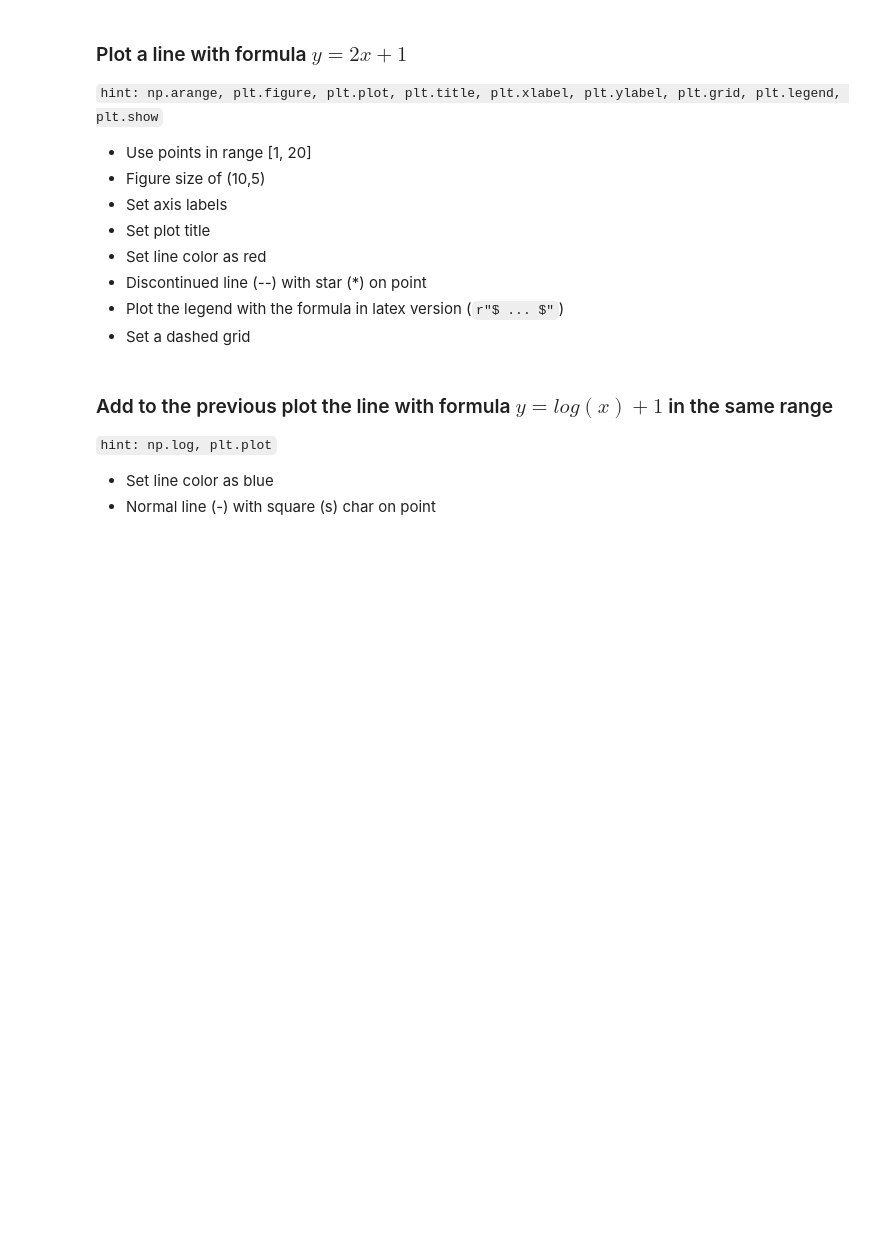
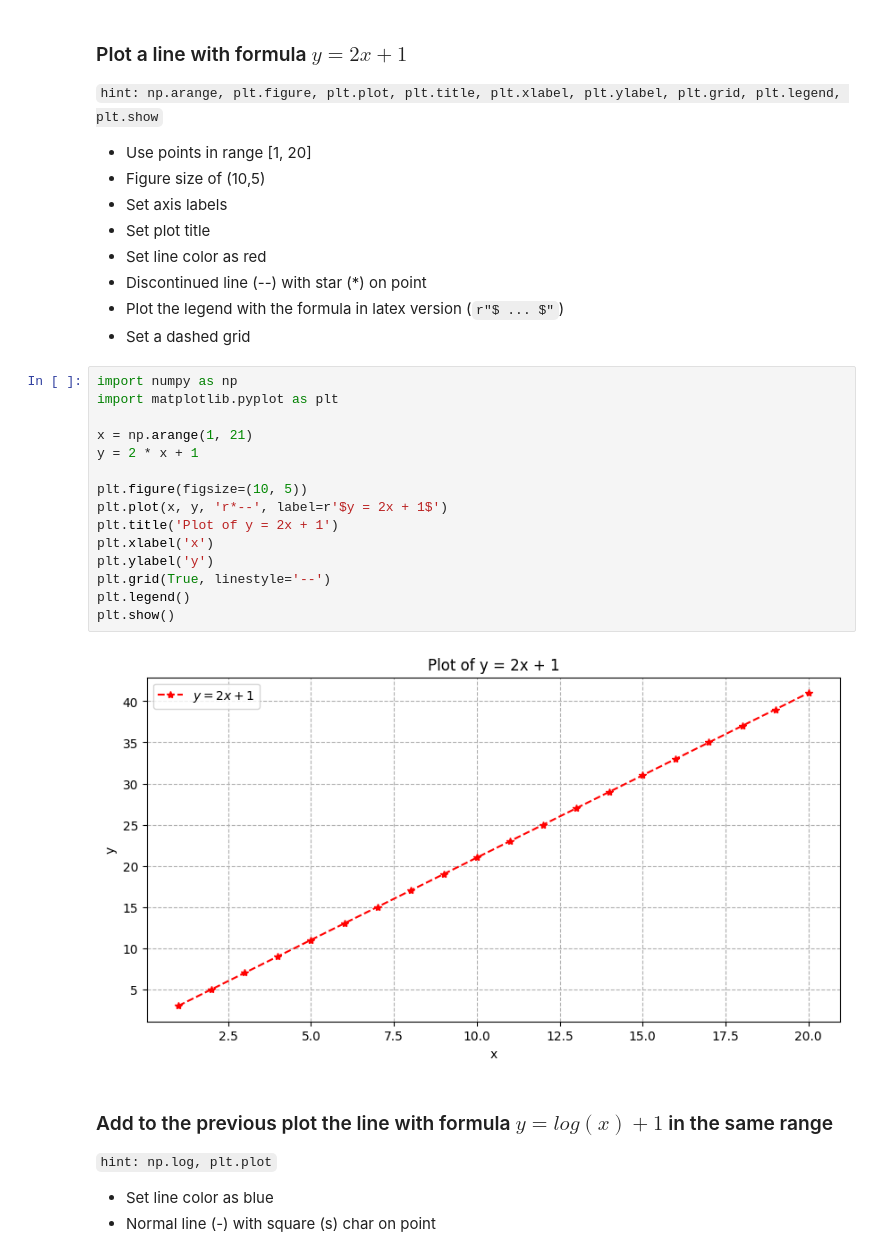
Before and after one commit to Ergys97/MLDM-Scripts, a Jupyter notebook: Python-Introduction/04-Matplotlib-Exercises.ipynb, the cells around one changed output. Saved outputs shown, nothing was run; the diff lists cells and outputs as text; blank space fills up the shorter version.

```diff
--- a/Python-Introduction/04-Matplotlib-Exercises.ipynb
+++ b/Python-Introduction/04-Matplotlib-Exercises.ipynb
@@ -20,6 +31,23 @@
 - Discontinued line (--) with star (\*) on point
 - Plot the legend with the formula in latex version (`r"$ ... $"`)
 - Set a dashed grid
+# %%
+import numpy as np
+import matplotlib.pyplot as plt
+
+x = np.arange(1, 21)
+y = 2 * x + 1
+
+plt.figure(figsize=(10, 5))
+plt.plot(x, y, 'r*--', label=r'$y = 2x + 1$')
+plt.title('Plot of y = 2x + 1')
+plt.xlabel('x')
+plt.ylabel('y')
+plt.grid(True, linestyle='--')
+plt.legend()
+plt.show()
+# %% [output]
+[figure, added]
 # %% [markdown]
 ### Add to the previous plot the line with formula $y = log(x) + 1$ in the same range
 `hint: np.log, plt.plot`
```
Also changed, not shown: parts of 16 cells of this notebook.
